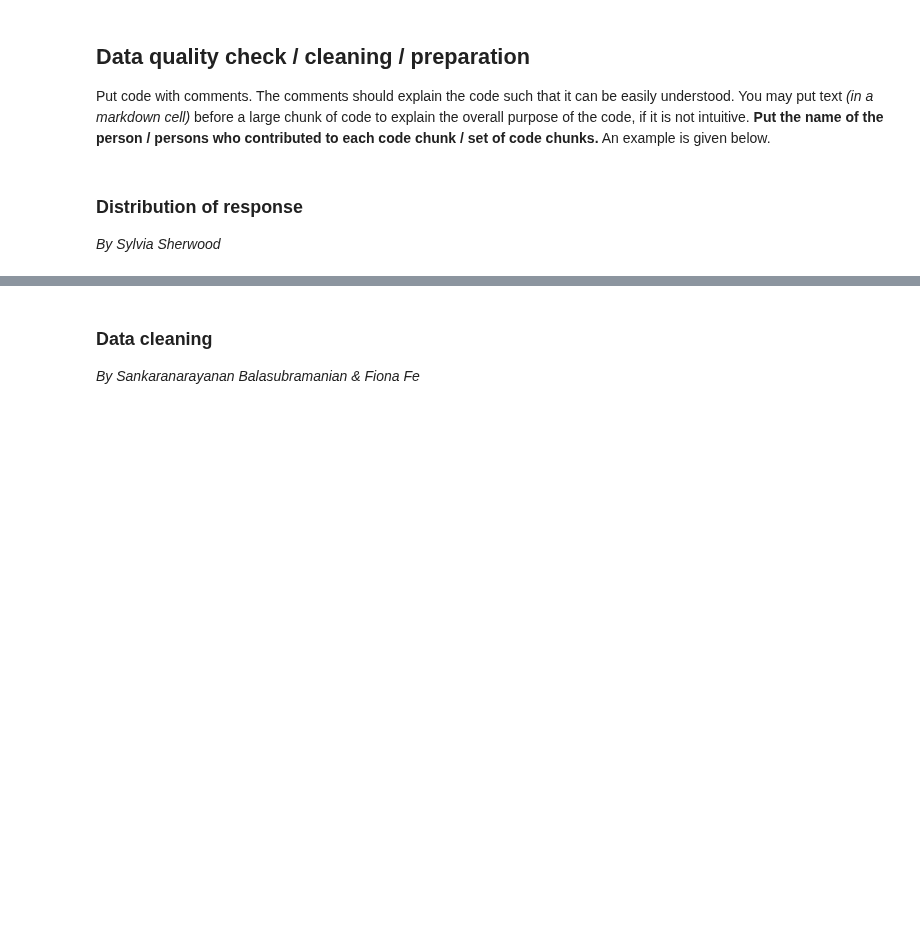
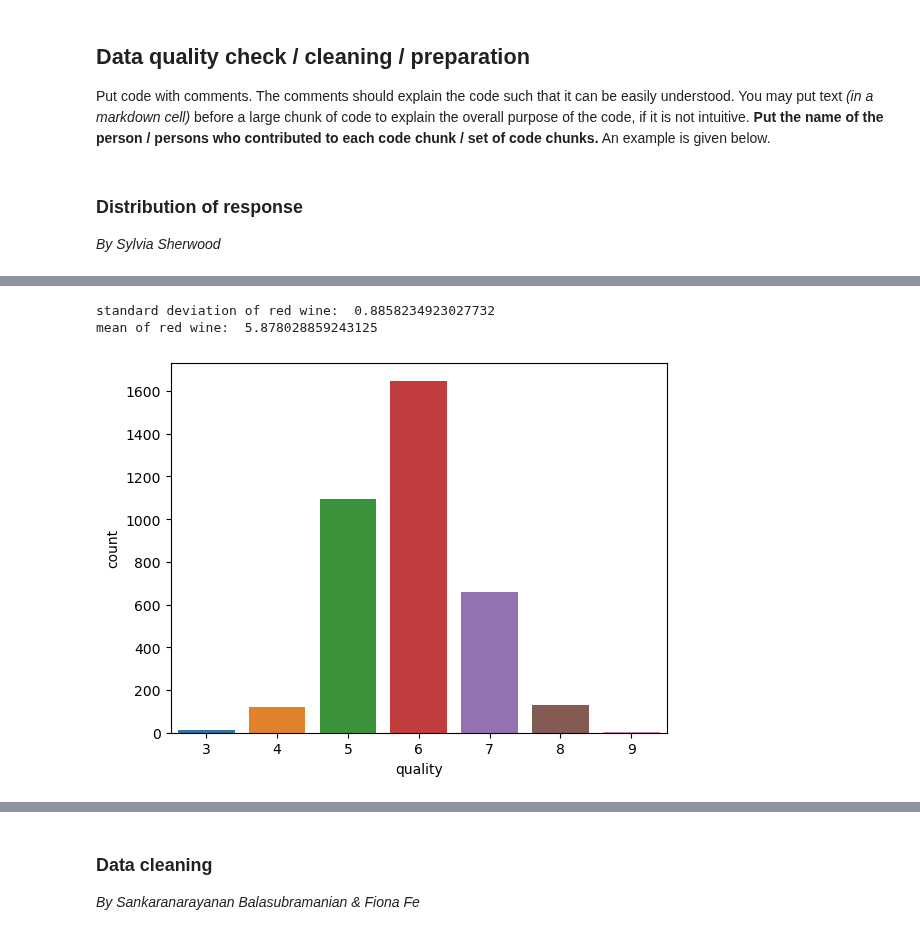
Before and after one commit to cndywu/TheYelpers2, a Jupyter notebook: Project Code Template.ipynb, the cells around one changed output, grey strips where cells are left out. Drawn from its saved outputs; the diff is of its cells as text; code cells hidden in the pictures; blank space fills up the shorter version.

```diff
--- a/Project Code Template.ipynb
+++ b/Project Code Template.ipynb
@@ -51,0 +71,10 @@ Put code with comments. The comments should explain the code such that it can be
+# %%
+#...Plot for distribution of response (white wine)...#
+sns.barplot(x = white_dist.index, y = white_dist['count'])
+# Mean and standard deviation of response #
+print('standard deviation of red wine: ', white_train_y.std())
+print('mean of red wine: ', white_train_y.mean())
+# %% [output]
+standard deviation of red wine:  0.8858234923027732
+mean of red wine:  5.878028859243125
+[figure, added]
```
Also changed, not shown: parts of 6 cells of this notebook, 2 other files.
